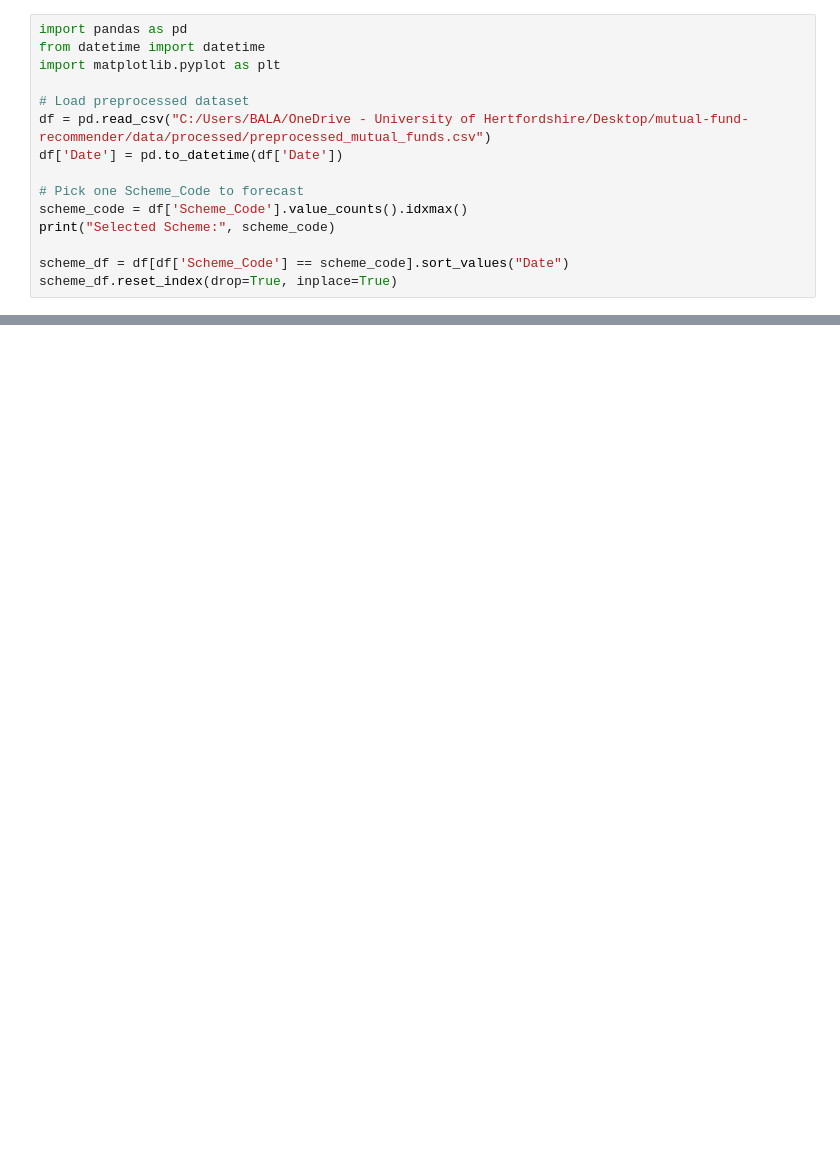
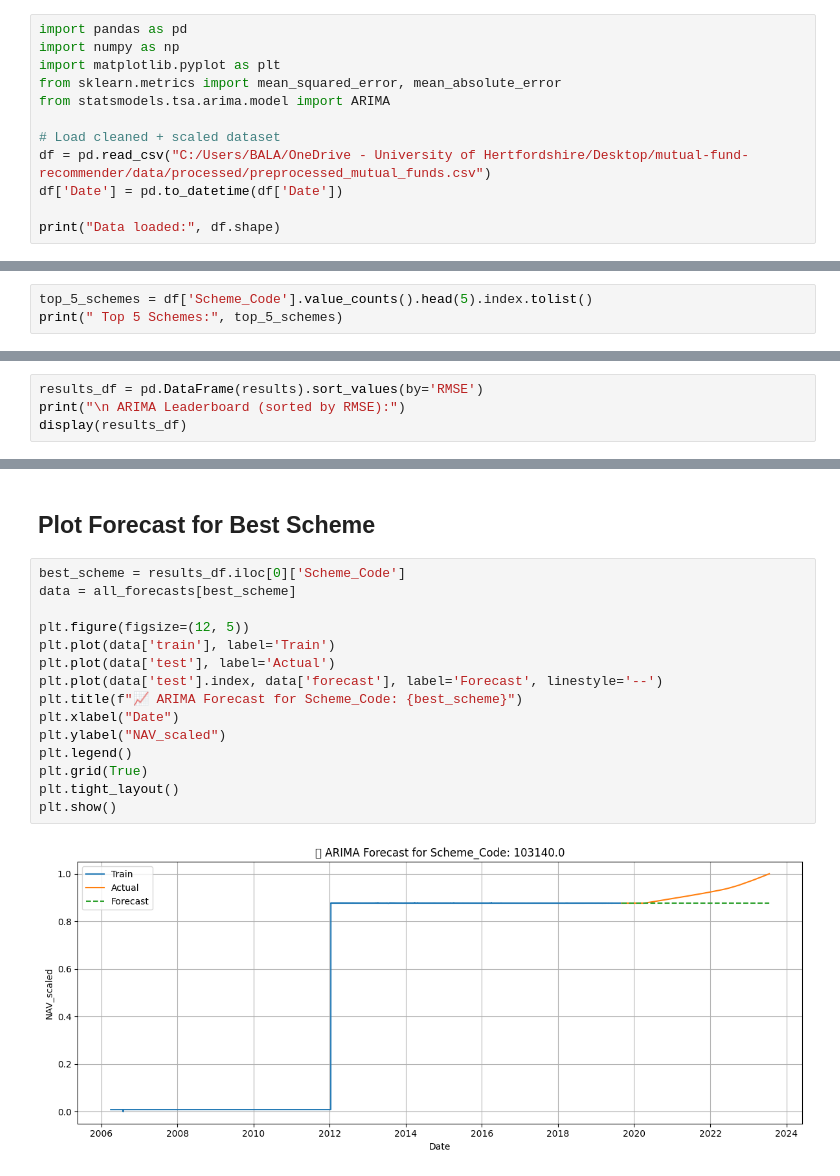
Before and after one commit to BalajiReddyCD/mutual-fund-recommender, a Jupyter notebook: notebooks/modeling.ipynb, the cells around one changed output, grey strips where cells are left out. Saved outputs shown, nothing was run; the diff lists cells and outputs as text; blank space fills up the shorter version.

Commit message:
📦 Finalized ARIMA, LSTM, Prophet models + updated notebooks

```diff
--- a/notebooks/modeling.ipynb
+++ b/notebooks/modeling.ipynb
@@ -1,16 +1,13 @@
 # %%
 import pandas as pd
-from datetime import datetime
+import numpy as np
 import matplotlib.pyplot as plt
+from sklearn.metrics import mean_squared_error, mean_absolute_error
+from statsmodels.tsa.arima.model import ARIMA
 
-# Load preprocessed dataset
+# Load cleaned + scaled dataset
 df = pd.read_csv("C:/Users/BALA/OneDrive - University of Hertfordshire/Desktop/mutual-fund-recommender/data/processed/preprocessed_mutual_funds.csv")
 df['Date'] = pd.to_datetime(df['Date'])
 
-# Pick one Scheme_Code to forecast
-scheme_code = df['Scheme_Code'].value_counts().idxmax()
-print("Selected Scheme:", scheme_code)
-
-scheme_df = df[df['Scheme_Code'] == scheme_code].sort_values("Date")
-scheme_df.reset_index(drop=True, inplace=True)
+print("Data loaded:", df.shape)
 # %% [output]
@@ -155,0 +17,3 @@ Model Performance Leaderboard:
+# %%
+top_5_schemes = df['Scheme_Code'].value_counts().head(5).index.tolist()
+print(" Top 5 Schemes:", top_5_schemes)
@@ -155,0 +80,4 @@ Model Performance Leaderboard:
+# %%
+results_df = pd.DataFrame(results).sort_values(by='RMSE')
+print("\n ARIMA Leaderboard (sorted by RMSE):")
+display(results_df)
@@ -155,0 +91,19 @@ Model Performance Leaderboard:
+# %% [markdown]
+## Plot Forecast for Best Scheme
+# %%
+best_scheme = results_df.iloc[0]['Scheme_Code']
+data = all_forecasts[best_scheme]
+
+plt.figure(figsize=(12, 5))
+plt.plot(data['train'], label='Train')
+plt.plot(data['test'], label='Actual')
+plt.plot(data['test'].index, data['forecast'], label='Forecast', linestyle='--')
+plt.title(f"📈 ARIMA Forecast for Scheme_Code: {best_scheme}")
+plt.xlabel("Date")
+plt.ylabel("NAV_scaled")
+plt.legend()
+plt.grid(True)
+plt.tight_layout()
+plt.show()
+# %% [output]
+[figure, added]
```
Also changed, not shown: parts of 39 cells of this notebook, 7 other files.
